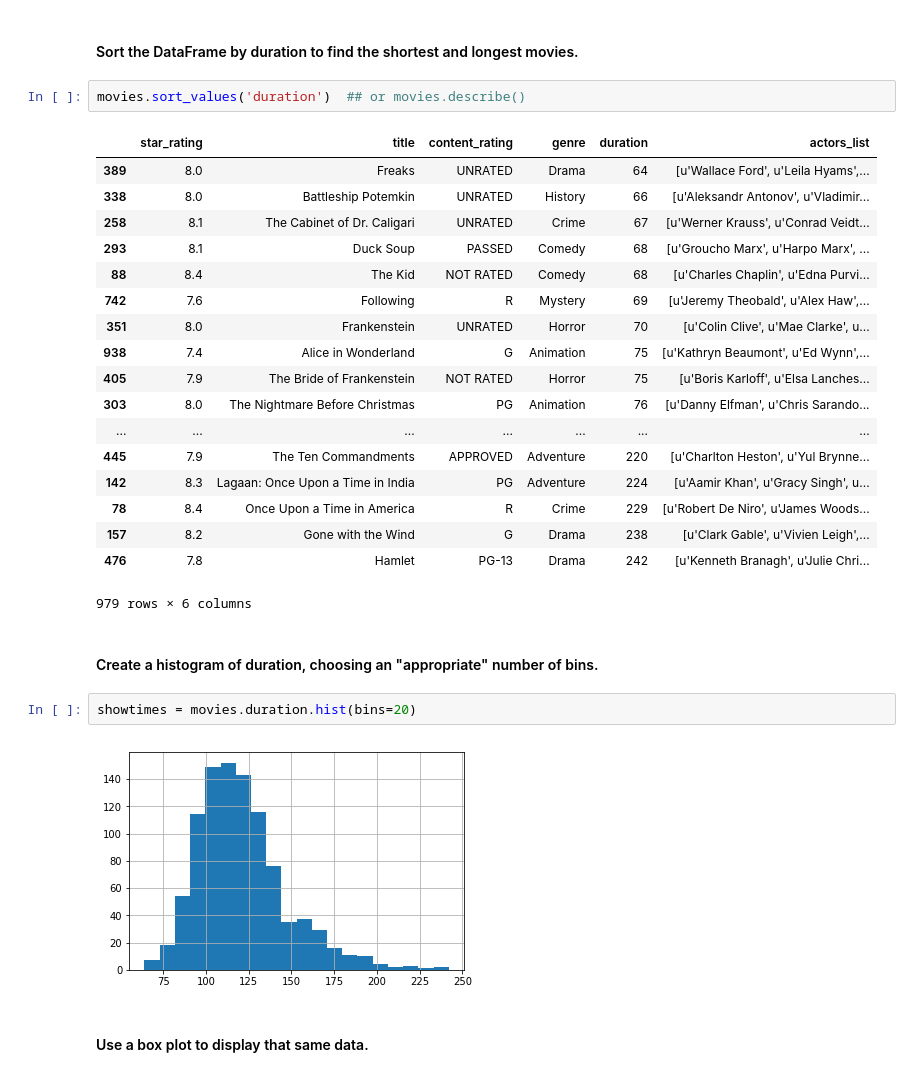
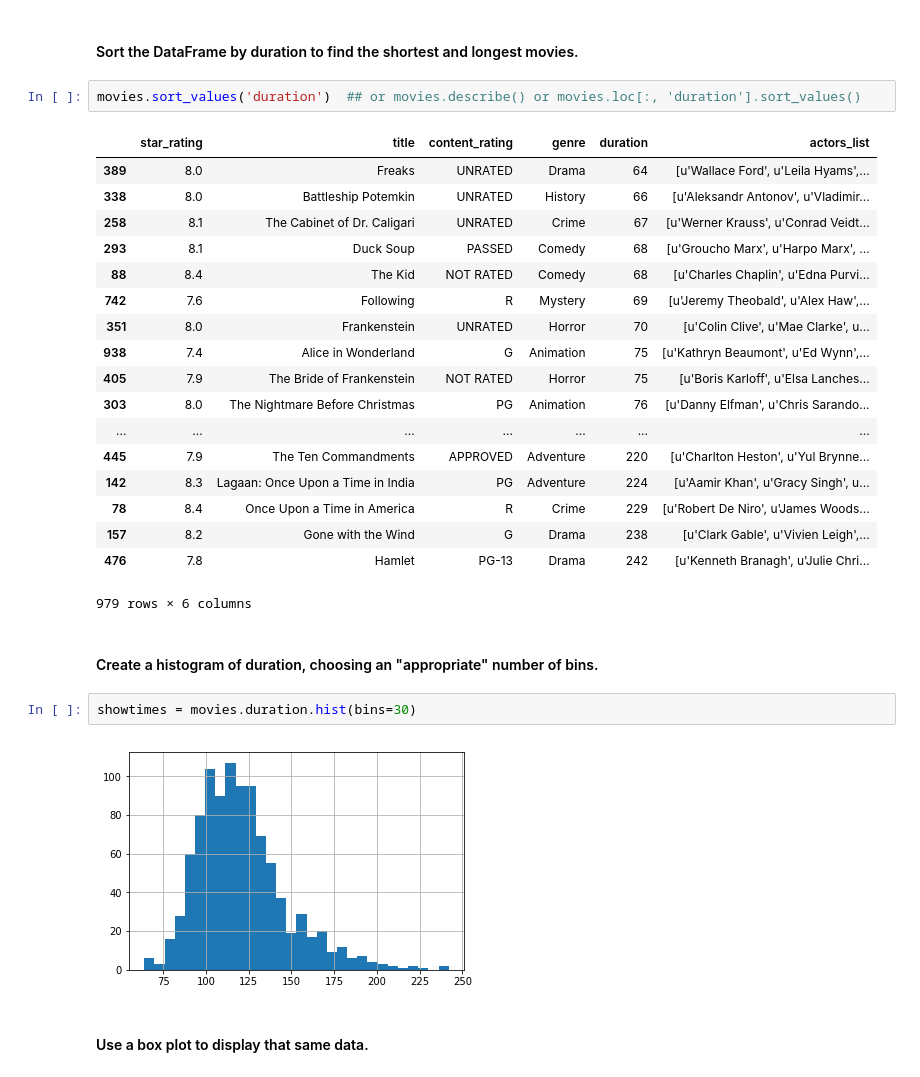
Before and after one commit to JimScheffel/jim_scheffel_unit2_project, a Jupyter notebook: imdb.ipynb, the cells around one changed output. Cells and saved outputs as stored; diff of their text form.

```diff
--- a/imdb.ipynb
+++ b/imdb.ipynb
@@ -60,7 +60,7 @@ movies.duration.mean()  ## or movies.loc[:, 'duration'].mean()
 # %% [markdown]
 #### Sort the DataFrame by duration to find the shortest and longest movies.
 # %%
-movies.sort_values('duration')  ## or movies.describe()
+movies.sort_values('duration')  ## or movies.describe() or movies.loc[:, 'duration'].sort_values()
 # %% [output]
 |  | star_rating | title | content_rating | genre | duration | actors_list |
 | 389 | 8.0 | Freaks | UNRATED | Drama | 64 | [u'Wallace Ford', u'Leila Hyams',... |
@@ -83,9 +83,9 @@ movies.sort_values('duration')  ## or movies.describe()
 # %% [markdown]
 #### Create a histogram of duration, choosing an "appropriate" number of bins.
 # %%
-showtimes = movies.duration.hist(bins=20)
+showtimes = movies.duration.hist(bins=30)
 # %% [output]
-[figure, old version]
+[figure, new version]
 # %% [markdown]
 #### Use a box plot to display that same data.
 # %%
```
Also changed, not shown: parts of 13 cells of this notebook.
